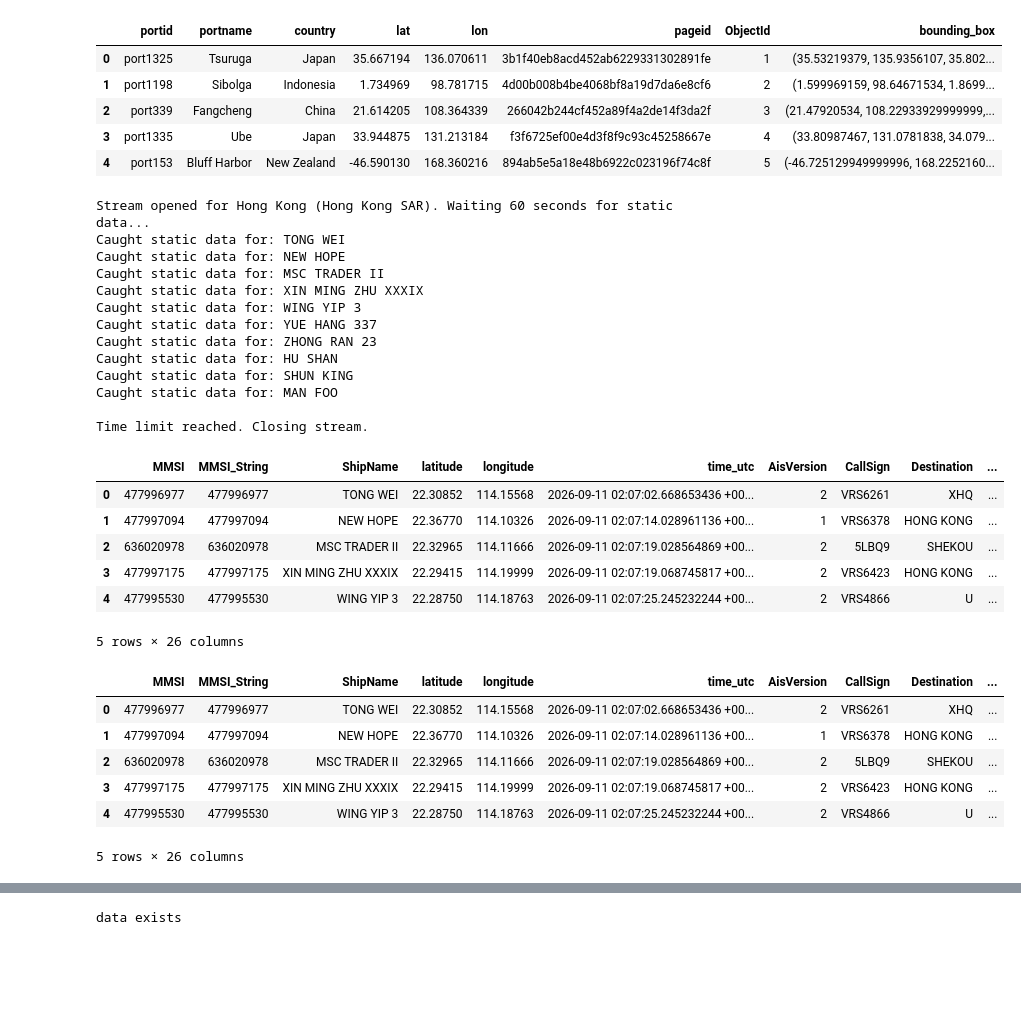
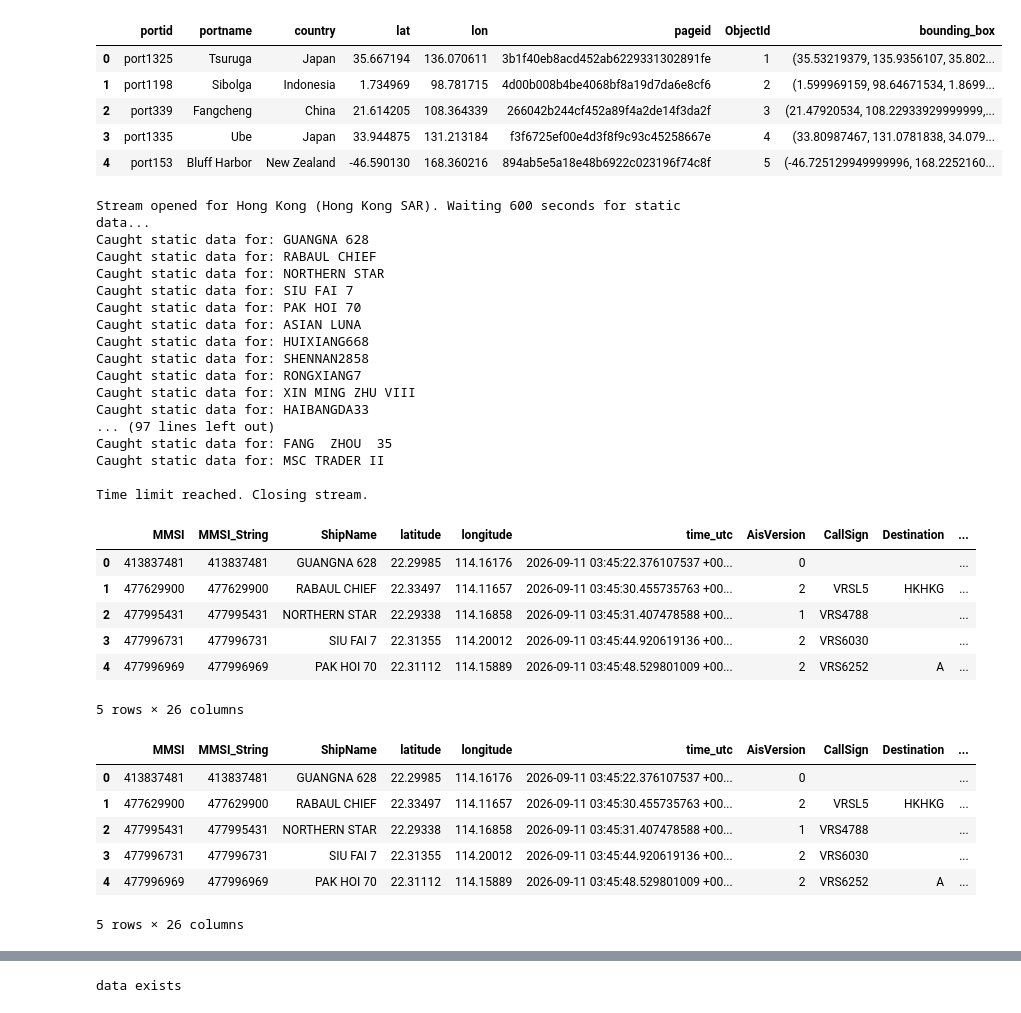
Before and after one commit to FranklineMisango/Portscope, a Jupyter notebook: ship_value_analysis.ipynb, the cells around one changed output, grey strips where cells are left out. Cells and saved outputs as stored; diff of their text form; code cells hidden in the pictures; blank space fills up the shorter version.

```diff
--- a/ship_value_analysis.ipynb
+++ b/ship_value_analysis.ipynb
@@ -65,7 +65,7 @@ p_country = port_row.get("country", None)
 p_pageid = port_row.get("pageid", None)
 
 API_KEY = os.getenv("AISSTREAM_API_KEY")
-STREAM_DURATION_SECONDS = 60
+STREAM_DURATION_SECONDS = 600
 
 async def stream_static_data(duration):
     data_list = []
@@ -100,58 +100,62 @@ async def stream_static_data(duration):
                             "portid": p_id,
                             "portname": p_name,
                             "country": p_country,
                             "pageid": p_pageid
                         }
                         data_list.append(row_data)
 
                         ship_name = meta.get("ShipName", "Unknown").strip()
                         print(f"Caught static data for: {ship_name}")
 
             # Enforce the time limit
             await asyncio.wait_for(receive_messages(), timeout=duration)
 
     except asyncio.TimeoutError:
         print("\nTime limit reached. Closing stream.")
     except Exception as e:
         print(f"An error occurred: {e}")
 
     # Convert to DataFrame
     df = pd.DataFrame(data_list)
     return df
 
 # Await the function and store the result
 static_df = await stream_static_data(STREAM_DURATION_SECONDS)
 display(static_df.head())
 # %% [output]
-Stream opened for Hong Kong (Hong Kong SAR). Waiting 60 seconds for static data...
-Caught static data for: TONG WEI
-Caught static data for: NEW HOPE
+Stream opened for Hong Kong (Hong Kong SAR). Waiting 600 seconds for static data...
+Caught static data for: GUANGNA 628
+Caught static data for: RABAUL CHIEF
+Caught static data for: NORTHERN STAR
+Caught static data for: SIU FAI 7
+Caught static data for: PAK HOI 70
+Caught static data for: ASIAN LUNA
+Caught static data for: HUIXIANG668
+Caught static data for: SHENNAN2858
+Caught static data for: RONGXIANG7
+Caught static data for: XIN MING ZHU VIII
+Caught static data for: HAIBANGDA33
+... (97 lines left out)
+Caught static data for: FANG  ZHOU  35
 Caught static data for: MSC TRADER II
-Caught static data for: XIN MING ZHU XXXIX
-Caught static data for: WING YIP 3
-Caught static data for: YUE HANG 337
-Caught static data for: ZHONG RAN 23
-Caught static data for: HU SHAN
-Caught static data for: SHUN KING
-Caught static data for: MAN FOO
 
 Time limit reached. Closing stream.
 |  | MMSI | MMSI_String | ShipName | latitude | longitude | time_utc | AisVersion | CallSign | Destination | ... |
-| 0 | 477996977 | 477996977 | TONG WEI | 22.30852 | 114.15568 | 2026-09-11 02:07:02.668653436 +00... | 2 | VRS6261 | XHQ | ... |
-| 1 | 477997094 | 477997094 | NEW HOPE | 22.36770 | 114.10326 | 2026-09-11 02:07:14.028961136 +00... | 1 | VRS6378 | HONG KONG | ... |
-| 2 | 636020978 | 636020978 | MSC TRADER II | 22.32965 | 114.11666 | 2026-09-11 02:07:19.028564869 +00... | 2 | 5LBQ9 | SHEKOU | ... |
-| 3 | 477997175 | 477997175 | XIN MING ZHU XXXIX | 22.29415 | 114.19999 | 2026-09-11 02:07:19.068745817 +00... | 2 | VRS6423 | HONG KONG | ... |
-| 4 | 477995530 | 477995530 | WING YIP 3 | 22.28750 | 114.18763 | 2026-09-11 02:07:25.245232244 +00... | 2 | VRS4866 | U | ... |
+| 0 | 413837481 | 413837481 | GUANGNA 628 | 22.29985 | 114.16176 | 2026-09-11 03:45:22.376107537 +00... | 0 |  |  | ... |
+| 1 | 477629900 | 477629900 | RABAUL CHIEF | 22.33497 | 114.11657 | 2026-09-11 03:45:30.455735763 +00... | 2 | VRSL5 | HKHKG | ... |
+| 2 | 477995431 | 477995431 | NORTHERN STAR | 22.29338 | 114.16858 | 2026-09-11 03:45:31.407478588 +00... | 1 | VRS4788 |  | ... |
+| 3 | 477996731 | 477996731 | SIU FAI 7 | 22.31355 | 114.20012 | 2026-09-11 03:45:44.920619136 +00... | 2 | VRS6030 |  | ... |
+| 4 | 477996969 | 477996969 | PAK HOI 70 | 22.31112 | 114.15889 | 2026-09-11 03:45:48.529801009 +00... | 2 | VRS6252 | A | ... |
 5 rows × 26 columns
 # %%
 static_df.head(5)
 # %% [output]
 |  | MMSI | MMSI_String | ShipName | latitude | longitude | time_utc | AisVersion | CallSign | Destination | ... |
-| 0 | 477996977 | 477996977 | TONG WEI | 22.30852 | 114.15568 | 2026-09-11 02:07:02.668653436 +00... | 2 | VRS6261 | XHQ | ... |
-| 1 | 477997094 | 477997094 | NEW HOPE | 22.36770 | 114.10326 | 2026-09-11 02:07:14.028961136 +00... | 1 | VRS6378 | HONG KONG | ... |
-| 2 | 636020978 | 636020978 | MSC TRADER II | 22.32965 | 114.11666 | 2026-09-11 02:07:19.028564869 +00... | 2 | 5LBQ9 | SHEKOU | ... |
-| 3 | 477997175 | 477997175 | XIN MING ZHU XXXIX | 22.29415 | 114.19999 | 2026-09-11 02:07:19.068745817 +00... | 2 | VRS6423 | HONG KONG | ... |
-| 4 | 477995530 | 477995530 | WING YIP 3 | 22.28750 | 114.18763 | 2026-09-11 02:07:25.245232244 +00... | 2 | VRS4866 | U | ... |
+| 0 | 413837481 | 413837481 | GUANGNA 628 | 22.29985 | 114.16176 | 2026-09-11 03:45:22.376107537 +00... | 0 |  |  | ... |
+| 1 | 477629900 | 477629900 | RABAUL CHIEF | 22.33497 | 114.11657 | 2026-09-11 03:45:30.455735763 +00... | 2 | VRSL5 | HKHKG | ... |
+| 2 | 477995431 | 477995431 | NORTHERN STAR | 22.29338 | 114.16858 | 2026-09-11 03:45:31.407478588 +00... | 1 | VRS4788 |  | ... |
+| 3 | 477996731 | 477996731 | SIU FAI 7 | 22.31355 | 114.20012 | 2026-09-11 03:45:44.920619136 +00... | 2 | VRS6030 |  | ... |
+| 4 | 477996969 | 477996969 | PAK HOI 70 | 22.31112 | 114.15889 | 2026-09-11 03:45:48.529801009 +00... | 2 | VRS6252 | A | ... |
 5 rows × 26 columns
 # %%
 # find the unique destinations in the static_df and count how many ships are going to each destination
```
Also changed, not shown: parts of 11 cells of this notebook.
